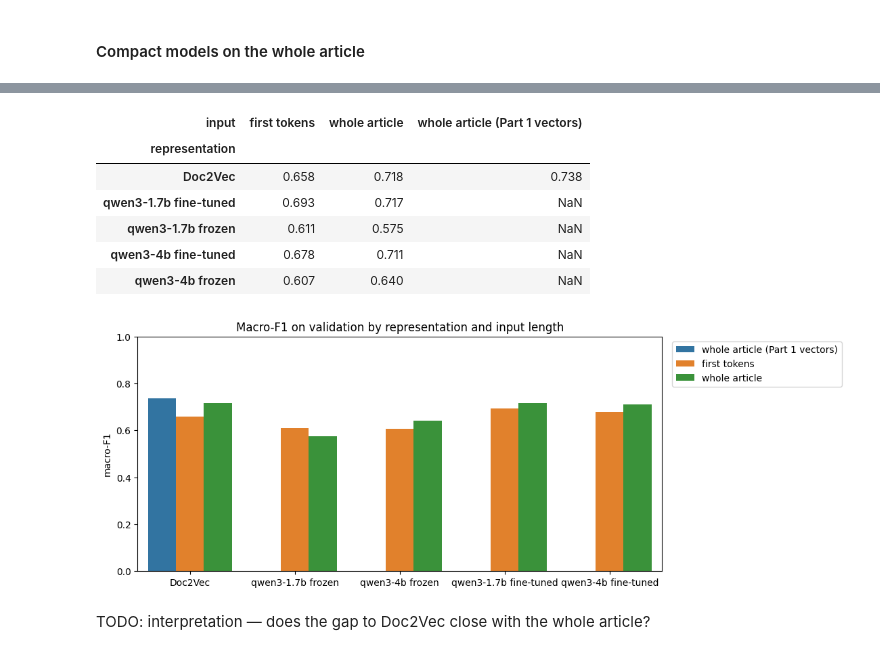
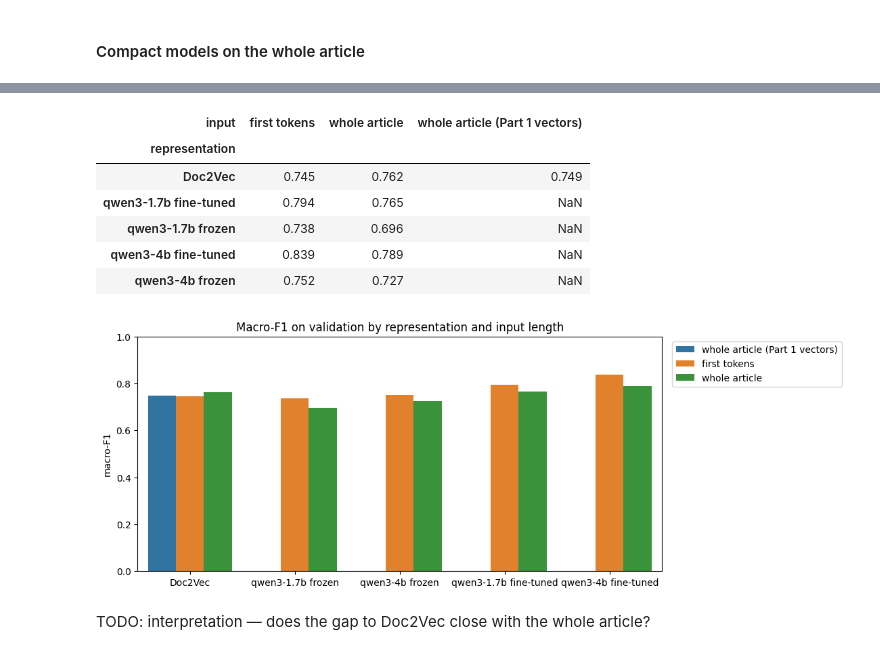
Before and after one commit to jihyeon26/2026-09-CLT-computational_language, a Jupyter notebook: colab/stage2_wp2_finetuning.ipynb, the cells around one changed output, grey strips where cells are left out. Drawn from its saved outputs; the diff is of its cells as text; code cells hidden in the pictures.

```diff
--- a/colab/stage2_wp2_finetuning.ipynb
+++ b/colab/stage2_wp2_finetuning.ipynb
@@ -51,13 +48,19 @@ drive.mount("/content/drive")
 DATA_DIR = Path("/content/drive/MyDrive/HSLU/CLT/data/processed")
 WP1_DIR = Path("/content/drive/MyDrive/HSLU/CLT/extraction_outputs/stage2/wp1")
 
-# Outputs of this notebook (also used as cache), with sub-folders for figures and adapters
+# Labels used for training: "silver" (Stage 1 topics, Section 2.2) or "checked" (Section 2.2.3)
+TRAIN_LABELS = "checked"
+LABELS_FILE = REPO / "artifacts/stage2_wp2/labels_checked.csv"
+
+# Outputs of this notebook (also used as cache). The outputs that do not depend on the labels (frozen-model embeddings,
+# Doc2Vec) are shared in OUT_DIR; the outputs that do (adapters, predictions, results) go to RUN_DIR, one per label version
 OUT_DIR = Path("/content/drive/MyDrive/HSLU/CLT/extraction_outputs/stage2/wp2")
-FIG = OUT_DIR / "figures"
-ADAPTERS = OUT_DIR / "adapters"
+RUN_DIR = OUT_DIR if TRAIN_LABELS == "silver" else OUT_DIR / TRAIN_LABELS
+FIG = RUN_DIR / "figures"
+ADAPTERS = RUN_DIR / "adapters"
 for d in (FIG, ADAPTERS):
     d.mkdir(parents=True, exist_ok=True)
 
 # Trainer checkpoints stay on the local disk (only the final adapter is copied to Drive)
-RUN_DIR = Path("/content/wp2_runs")
+CKPT_DIR = Path("/content/wp2_runs")
 # %% [output]
@@ -153,7 +156,6 @@ task["topic"] = task["dominant_topic_label"].str[:3]
 task["theme"] = task["topic"].map(TOPIC_TO_THEME)
 print(f"Left out (T16): {task['theme'].isna().sum()} articles")
 task = task.dropna(subset=["theme"]).reset_index(drop=True)
-task["label"] = task["theme"].map(LABEL_ID)
 # %% [output]
 Left out (T16): 150 articles
 # %% [markdown]
@@ -276,18 +351,30 @@ Both use the same linear classifier, trained on train + dev (no model selection
 # %%
 def linear_probe(X_fit, y_fit, X_eval):
+    y_fit = np.asarray(y_fit)
+    keep = y_fit >= 0   # articles labelled none are left out
     clf = LogisticRegression(max_iter=2000, class_weight="balanced", random_state=SEED)
-    clf.fit(unit(X_fit), y_fit)
+    clf.fit(unit(X_fit[keep]), y_fit[keep])
     return clf.predict(unit(X_eval))
 
 RESULTS = []      # one row per method: validation scores
 PREDICTIONS = {}  # method -> predicted labels on validation
 
+def bootstrap_ci(y_true, y_pred, n=1000):
+    """95% interval of the macro-F1 over n resamples of the validation articles."""
+    idx = np.random.default_rng(SEED).integers(0, len(y_true), (n, len(y_true)))
+    return np.percentile([f1_score(y_true[i], y_pred[i], average="macro") for i in idx], [2.5, 97.5])
+
 def record(method, y_pred):
-    y_true = sets["validation"]["label"].to_numpy()
-    RESULTS.append({"method": method, "accuracy": accuracy_score(y_true, y_pred),
-                    "macro_f1": f1_score(y_true, y_pred, average="macro")})
-    PREDICTIONS[method] = np.asarray(y_pred)
-    print(f"{method:32} accuracy {RESULTS[-1]['accuracy']:.3f} | macro-F1 {RESULTS[-1]['macro_f1']:.3f}")
+    y_pred = np.asarray(y_pred)
+    y_true = sets["validation"]["eval_label"].to_numpy()
+    keep = y_true >= 0
+    low, high = bootstrap_ci(y_true[keep], y_pred[keep])
+    RESULTS.append({"method": method, "accuracy": accuracy_score(y_true[keep], y_pred[keep]),
+                    "macro_f1": f1_score(y_true[keep], y_pred[keep], average="macro"), "f1_low": low, "f1_high": high,
+                    "macro_f1_silver": f1_score(sets["validation"]["silver_label"], y_pred, average="macro")})
+    PREDICTIONS[method] = y_pred
+    r = RESULTS[-1]
+    print(f"{method:34} macro-F1 {r['macro_f1']:.3f} [{low:.3f}, {high:.3f}] | on silver labels {r['macro_f1_silver']:.3f}")
 
 fit_part = pd.concat([sets["train"], sets["dev"]], ignore_index=True)
 # %% [markdown]
@@ -665,34 +770,34 @@ qwen3-4b fine-tuned (whole)      accuracy 0.712 | macro-F1 0.711
 # %%
 # Representation x input
 def describe(method):
     if method.startswith("Doc2Vec"):
         rep = "Doc2Vec"
         inp = "first tokens" if "first" in method else "whole article"
         inp += " (Part 1 vectors)" if method == "Doc2Vec + LogReg" else ""
     else:
         model = method.split(" ")[0]
         rep = f"{model} {'frozen' if 'frozen' in method else 'fine-tuned'}"
         inp = "whole article" if "(whole)" in method else "first tokens"
     return rep, inp
 
 length = pd.DataFrame(RESULTS).drop_duplicates("method", keep="last")
 length[["representation", "input"]] = length["method"].apply(lambda m: pd.Series(describe(m)))
-length.to_csv(OUT_DIR / "results_input_length.csv", index=False)
+length.to_csv(RUN_DIR / "results_input_length.csv", index=False)
 display(length.pivot_table(index="representation", columns="input", values="macro_f1").round(3))
 
 fig, ax = plt.subplots(figsize=(10, 4.5))
 sns.barplot(data=length, x="representation", y="macro_f1", hue="input", ax=ax)
 ax.set(title="Macro-F1 on validation by representation and input length", xlabel="", ylabel="macro-F1", ylim=(0, 1))
 ax.legend(bbox_to_anchor=(1.01, 1), loc="upper left")
 save_fig(fig, "input_length")
 # %% [output]
 | input | first tokens | whole article | whole article (Part 1 vectors) |
 | representation |  |  |  |
-| Doc2Vec | 0.658 | 0.718 | 0.738 |
-| qwen3-1.7b fine-tuned | 0.693 | 0.717 | NaN |
-| qwen3-1.7b frozen | 0.611 | 0.575 | NaN |
-| qwen3-4b fine-tuned | 0.678 | 0.711 | NaN |
-| qwen3-4b frozen | 0.607 | 0.640 | NaN |
+| Doc2Vec | 0.745 | 0.762 | 0.749 |
+| qwen3-1.7b fine-tuned | 0.794 | 0.765 | NaN |
+| qwen3-1.7b frozen | 0.738 | 0.696 | NaN |
+| qwen3-4b fine-tuned | 0.839 | 0.789 | NaN |
+| qwen3-4b frozen | 0.752 | 0.727 | NaN |
-[figure, old version]
+[figure, new version]
 # %% [markdown]
 TODO: interpretation — does the gap to Doc2Vec close with the whole article?
```
Also changed, not shown: parts of 29 cells of this notebook.
